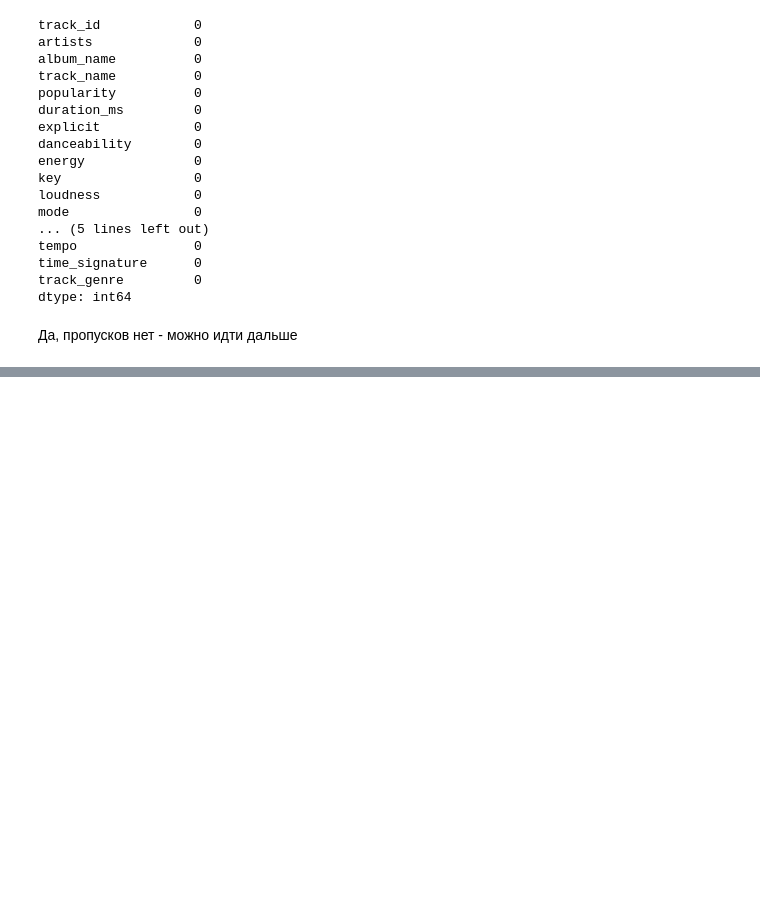
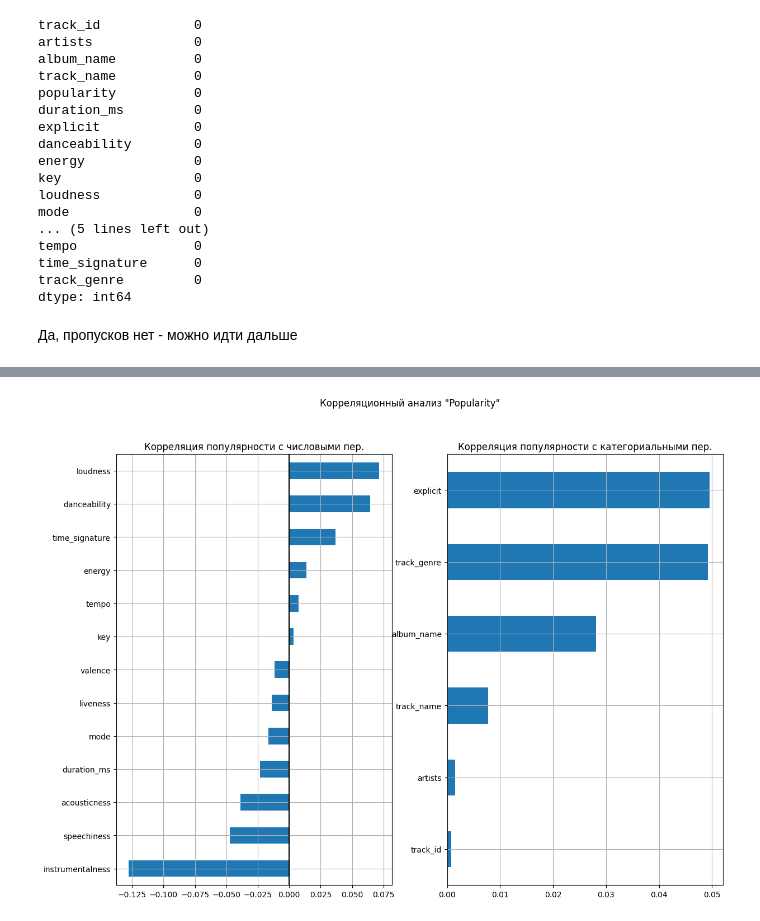
Before and after one commit to PieceOfBulka/gp5, a Jupyter notebook: eda_task_1.ipynb, the cells around one changed output, grey strips where cells are left out. Drawn from its saved outputs; the diff is of its cells as text; code cells hidden in the pictures; blank space fills up the shorter version.

```diff
--- a/eda_task_1.ipynb
+++ b/eda_task_1.ipynb
@@ -376,0 +444,3 @@ dtype: int64
+# %%
+numbers_columns_names = df.select_dtypes('number').columns.to_list()
+numbers_columns_names
@@ -376,0 +462,3 @@ dtype: int64
+# %%
+corr_numbers_features = df[numbers_columns_names].corr()['popularity'].drop('popularity').sort_values()
+corr_numbers_features
@@ -376,0 +486,3 @@ dtype: int64
+# %%
+non_numbers_columns_names = df.select_dtypes(exclude='number').columns.to_list()
+non_numbers_columns_names
@@ -376,0 +491,8 @@ dtype: int64
+# %%
+df_to_spearman_corr = df[['popularity']].copy()
+
+for column in non_numbers_columns_names:
+    df_to_spearman_corr[column] = sklearn.preprocessing.LabelEncoder().fit_transform(df[column].astype(str))
+
+corr_spearman = df_to_spearman_corr.corr(method='spearman')['popularity'].drop('popularity').sort_values()
+corr_spearman
@@ -376,0 +507,26 @@ dtype: int64
+# %%
+fig, ax = plt.subplots(1, 2, figsize=(14, 10))
+
+corr_numbers_features.plot(
+    kind='barh',
+    ax=ax[0]
+)
+ax[0].set_title('Корреляция популярности с числовыми пер.')
+ax[0].axvline(0, color='black')
+ax[0].grid()
+
+
+
+corr_spearman.plot(
+    kind='barh',
+    ax=ax[1]
+)
+ax[1].set_title('Корреляция популярности с категориальными пер.')
+ax[1].axvline(0, color='black')
+ax[1].grid()
+
+
+plt.suptitle('Корреляционный анализ "Popularity"')
+plt.show()
+# %% [output]
+[figure, added]
```
Also changed, not shown: parts of 16 cells of this notebook, 1 other file.
